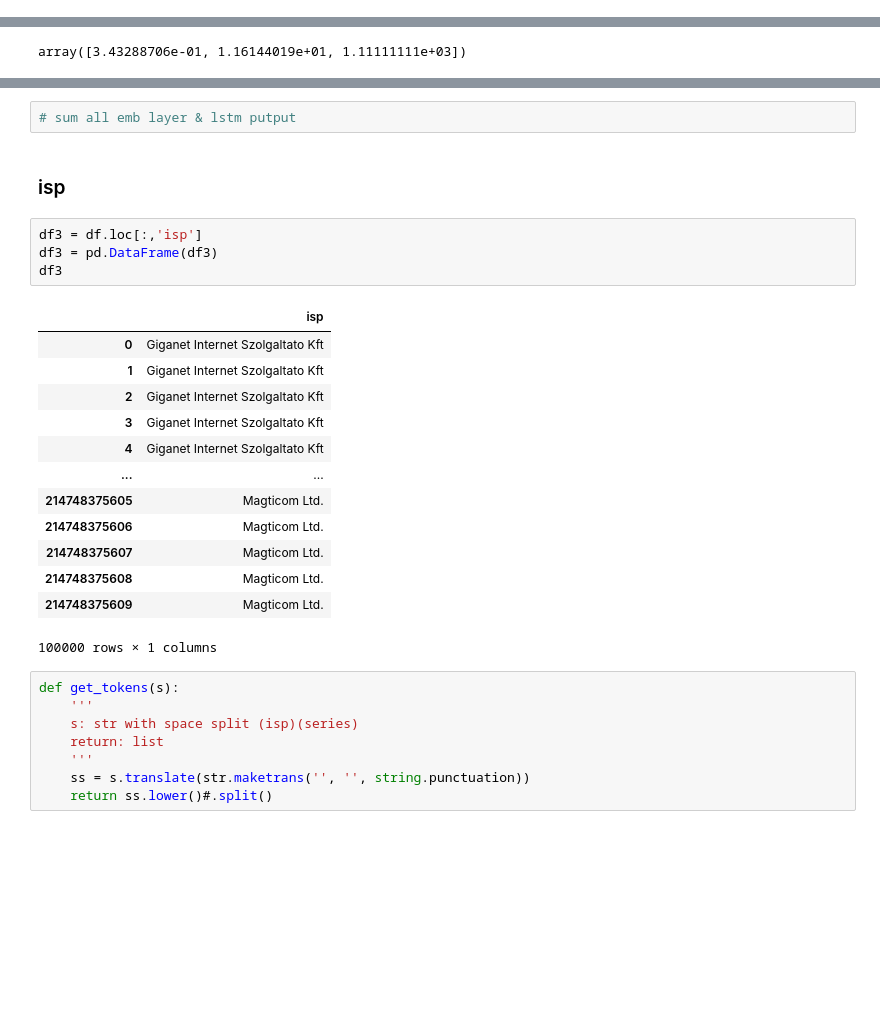
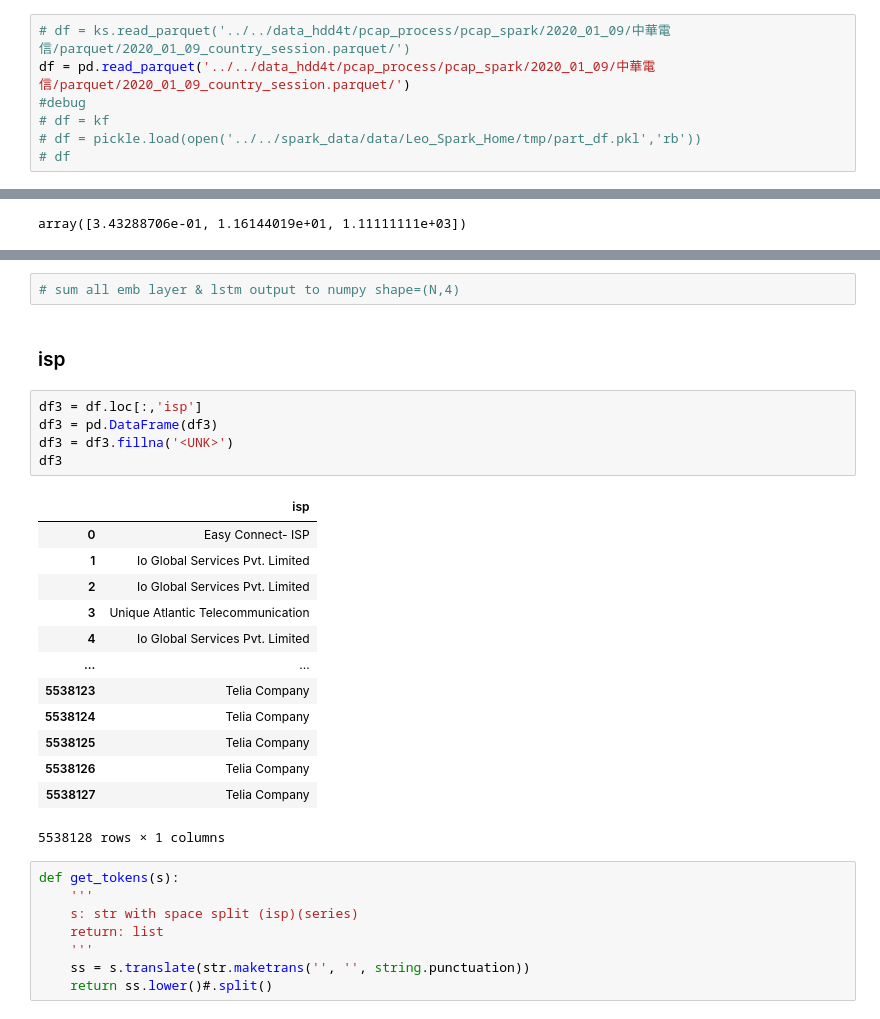
Before and after one commit to tychen5/Packet_Correlation, a Jupyter notebook: Embedding/Embedding_POC.ipynb, the cells around one changed output, grey strips where cells are left out. Cells and saved outputs as stored; diff of their text form; blank space fills up the shorter version.

```diff
--- a/Embedding/Embedding_POC.ipynb
+++ b/Embedding/Embedding_POC.ipynb
@@ -33,0 +99,7 @@ df
+# %%
+# df = ks.read_parquet('../../data_hdd4t/pcap_process/pcap_spark/2020_01_09/中華電信/parquet/2020_01_09_country_session.parquet/')
+df = pd.read_parquet('../../data_hdd4t/pcap_process/pcap_spark/2020_01_09/中華電信/parquet/2020_01_09_country_session.parquet/')
+#debug
+# df = kf
+# df = pickle.load(open('../../spark_data/data/Leo_Spark_Home/tmp/part_df.pkl','rb'))
+# df
@@ -247,25 +334,26 @@ H = model.fit(all_pro_np, all_pro_ans, epochs=5)
 # %%
-# sum all emb layer & lstm putput
+# sum all emb layer & lstm output to numpy shape=(N,4)
 # %% [markdown]
 ### isp
 # %%
 df3 = df.loc[:,'isp']
 df3 = pd.DataFrame(df3)
+df3 = df3.fillna('<UNK>')
 df3
 # %% [output]
 |  | isp |
-| 0 | Giganet Internet Szolgaltato Kft |
-| 1 | Giganet Internet Szolgaltato Kft |
-| 2 | Giganet Internet Szolgaltato Kft |
-| 3 | Giganet Internet Szolgaltato Kft |
-| 4 | Giganet Internet Szolgaltato Kft |
+| 0 | Easy Connect- ISP |
+| 1 | Io Global Services Pvt. Limited |
+| 2 | Io Global Services Pvt. Limited |
+| 3 | Unique Atlantic Telecommunication |
+| 4 | Io Global Services Pvt. Limited |
 | ... | ... |
-| 214748375605 | Magticom Ltd. |
-| 214748375606 | Magticom Ltd. |
-| 214748375607 | Magticom Ltd. |
-| 214748375608 | Magticom Ltd. |
-| 214748375609 | Magticom Ltd. |
+| 5538123 | Telia Company |
+| 5538124 | Telia Company |
+| 5538125 | Telia Company |
+| 5538126 | Telia Company |
+| 5538127 | Telia Company |
-100000 rows × 1 columns
+5538128 rows × 1 columns
 # %%
 def get_tokens(s):
     '''
```
Also changed, not shown: parts of 43 cells of this notebook.
